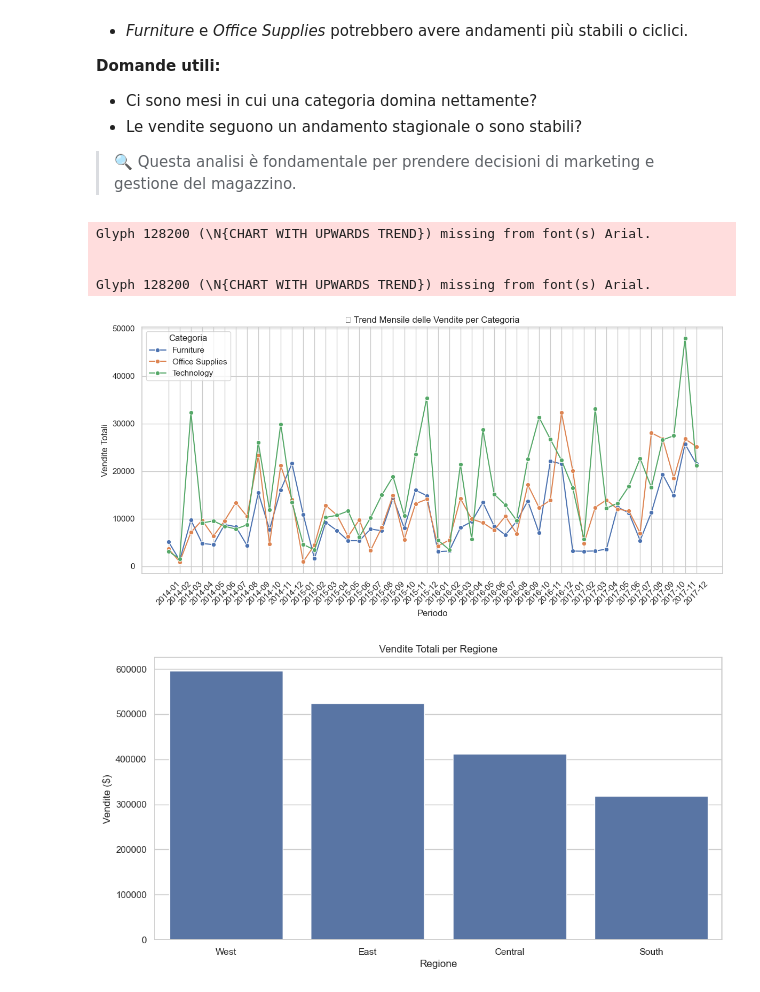
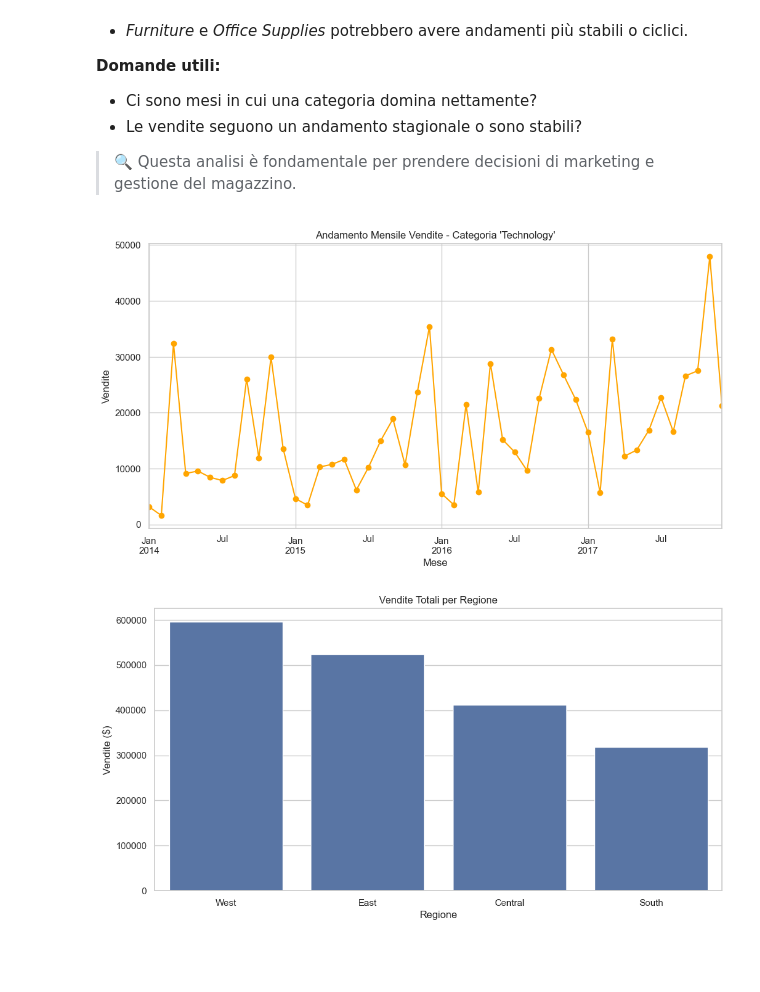
Before and after one commit to Lamiki82/retail-sales-analysis, a Jupyter notebook: notebooks/eda_superstore.ipynb, the cells around one changed output. Cells and saved outputs as stored; diff of their text form; code cells hidden in the pictures; blank space fills up the shorter version.

```diff
--- a/notebooks/eda_superstore.ipynb
+++ b/notebooks/eda_superstore.ipynb
@@ -122,24 +122,19 @@ df['YearMonth'] = df['Order Date'].dt.to_period('M')
 > 🔍 Questa analisi è fondamentale per prendere decisioni di marketing e gestione del magazzino.
 # %%
 #VENDITE CATEGORIE PER MESE
-monthly_cat_sales = df.groupby(['YearMonth', 'Category'])['Sales'].sum().reset_index()
-monthly_cat_sales['YearMonth'] = monthly_cat_sales['YearMonth'].astype(str)
+top_category = df.groupby('Category')['Sales'].sum().idxmax()
+df_top_cat = df[df['Category'] == top_category]
 
-plt.figure(figsize=(12,6))
-sns.lineplot(data=monthly_cat_sales, x='YearMonth', y='Sales', hue='Category', marker='o')
-plt.xticks(rotation=45)
-plt.title("📈 Trend Mensile delle Vendite per Categoria")
-plt.xlabel("Periodo")
-plt.ylabel("Vendite Totali")
-plt.legend(title="Categoria")
-plt.tight_layout()
+monthly_sales = df_top_cat.groupby(df_top_cat['Order Date'].dt.to_period('M'))['Sales'].sum()
+
+monthly_sales.plot(kind='line', marker='o', color='orange')
+plt.title(f"Andamento Mensile Vendite - Categoria '{top_category}'")
+plt.ylabel("Vendite")
+plt.xlabel("Mese")
+plt.grid(True)
 plt.show()
 # %% [output]
-Glyph 128200 (\N{CHART WITH UPWARDS TREND}) missing from font(s) Arial.
-
-
-Glyph 128200 (\N{CHART WITH UPWARDS TREND}) missing from font(s) Arial.
-[figure, old version]
+[figure, new version]
 # %%
 # Vendite totali per regione
 region_sales = df.groupby('Region')['Sales'].sum().sort_values(ascending=False)
```
Also changed, not shown: parts of 3 cells of this notebook.
